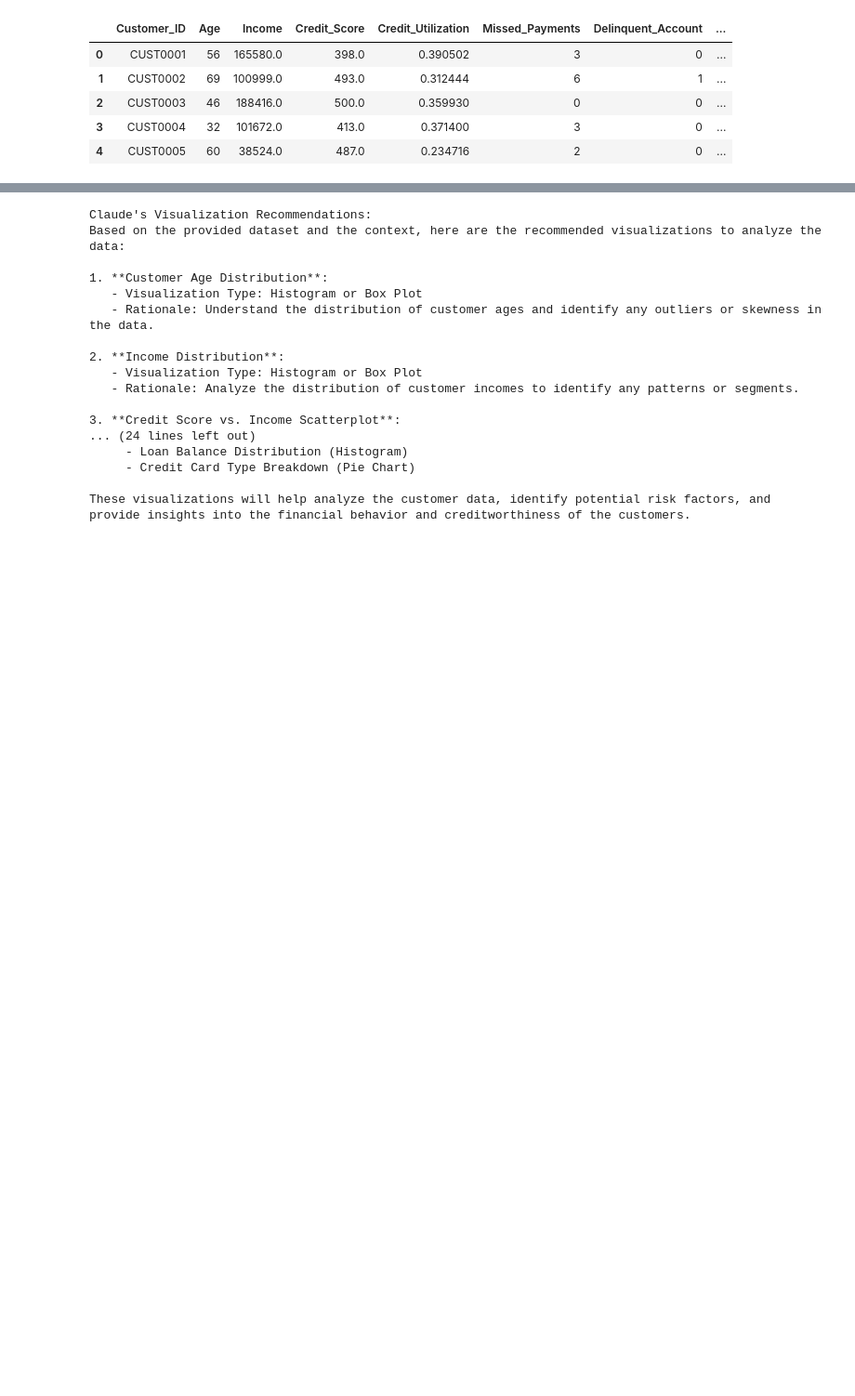
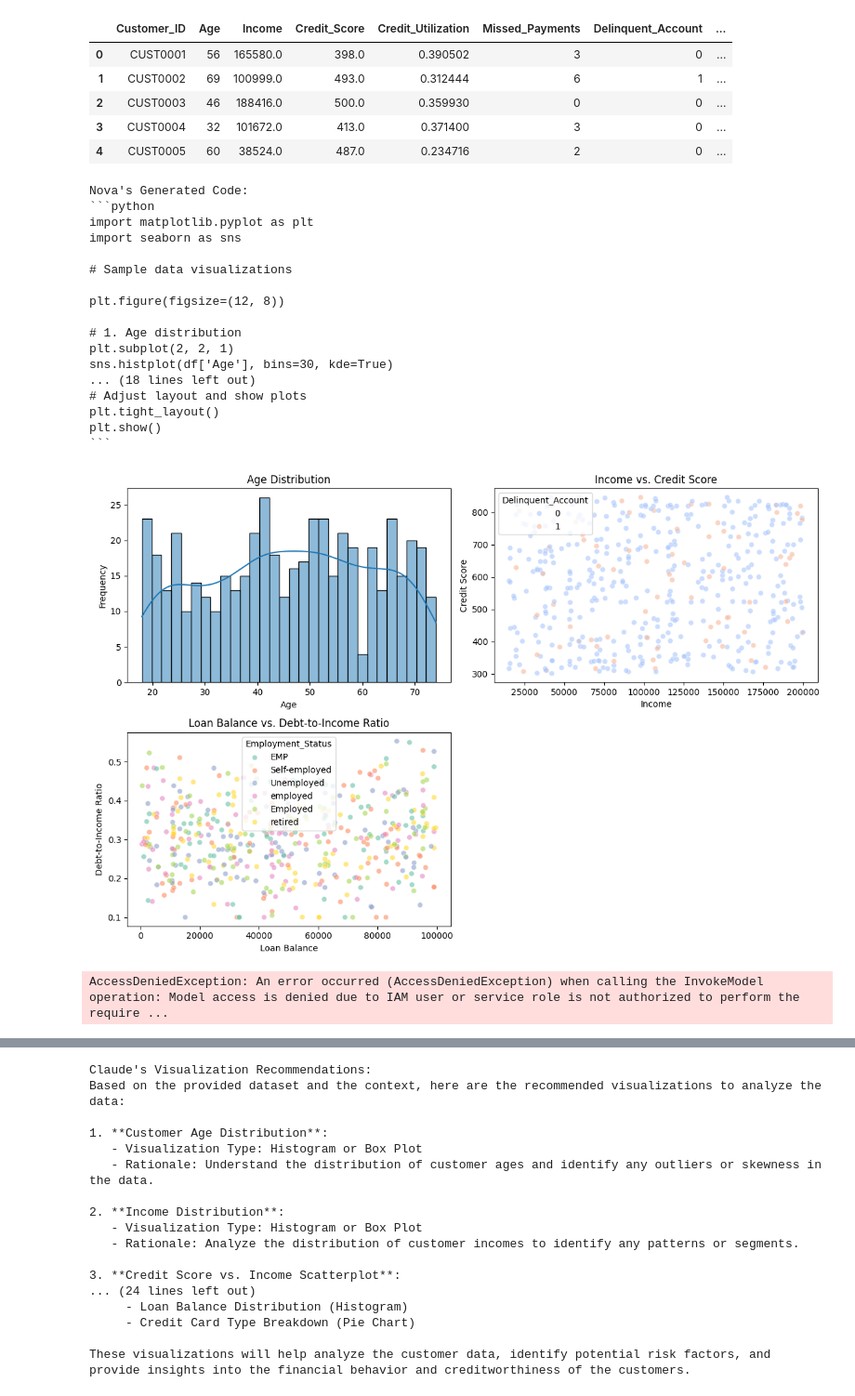
Before and after one commit to hongmf/ABSolution, a Jupyter notebook: scripts/test_updated.ipynb, the cells around one changed output, grey strips where cells are left out. Shown: that part at 93% size. Drawn from its saved outputs; the diff is of its cells as text; code cells hidden in the pictures; blank space fills up the shorter version.

Commit message:
bedrock nova lite

````diff
--- a/scripts/test_updated.ipynb
+++ b/scripts/test_updated.ipynb
@@ -21,6 +21,72 @@ Data shape: (500, 19)
 | 2 | CUST0003 | 46 | 188416.0 | 500.0 | 0.359930 | 0 | 0 | ... |
 | 3 | CUST0004 | 32 | 101672.0 | 413.0 | 0.371400 | 3 | 0 | ... |
 | 4 | CUST0005 | 60 | 38524.0 | 487.0 | 0.234716 | 2 | 0 | ... |
+# %%
+# Call Claude via AWS Bedrock
+from bedrock_claude import call_bedrock_claude
+
+# Prepare data summary
+data_summary = f"""
+Data Overview:
+{df.describe()}
+
+Sample Data:
+{df.head()}
+"""
+# %%
+data_context = f"Dataset with {df.shape[0]} rows and {df.shape[1]} columns. Columns: {list(df.columns)}"
+# %%
+# Call Nova Lite via AWS Bedrock
+from bedrock_nova import call_bedrock_nova
+from code_gen_prompt import get_code_generation_prompt
+
+# Get code generation prompt
+code_prompt = get_code_generation_prompt(data_context)
+
+# Get Nova's code
+code_response = call_bedrock_nova(code_prompt, data_summary)
+print("Nova's Generated Code:")
+print(code_response)
+
+# Execute the generated code
+exec(code_response.split('```python')[1].split('```')[0])
+# %% [output]
+Nova's Generated Code:
+```python
+import matplotlib.pyplot as plt
+import seaborn as sns
+
+# Sample data visualizations
+
+plt.figure(figsize=(12, 8))
+
+# 1. Age distribution
+plt.subplot(2, 2, 1)
+sns.histplot(df['Age'], bins=30, kde=True)
+... (18 lines left out)
+# Adjust layout and show plots
+plt.tight_layout()
+plt.show()
+```
+[figure, added]
+# %%
+
+# Get code generation prompt
+from code_gen_prompt import get_code_generation_prompt
+
+code_prompt = get_code_generation_prompt(data_context)
+
+# Get Claude's code via Bedrock
+from bedrock_claude import call_bedrock_claude
+code_response = call_bedrock_claude(code_prompt, data_summary)
+
+print("Claude's Generated Code:")
+print(code_response)
+
+# Execute the generated code
+exec(code_response.split('```python')[1].split('```')[0])
+# %% [output]
+AccessDeniedException: An error occurred (AccessDeniedException) when calling the InvokeModel operation: Model access is denied due to IAM user or service role is not authorized to perform the require ...
 # %%
 # Get visualization prompt
 data_context = f"Dataset with {df.shape[0]} rows and {df.shape[1]} columns. Columns: {list(df.columns)}"
````
Also changed, not shown: parts of 1 cell of this notebook, 2 other files.
